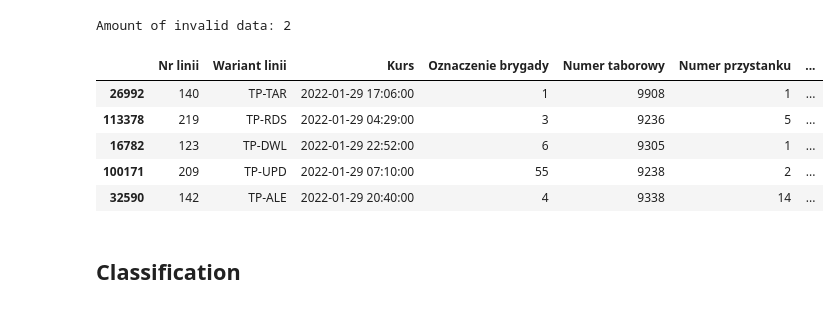
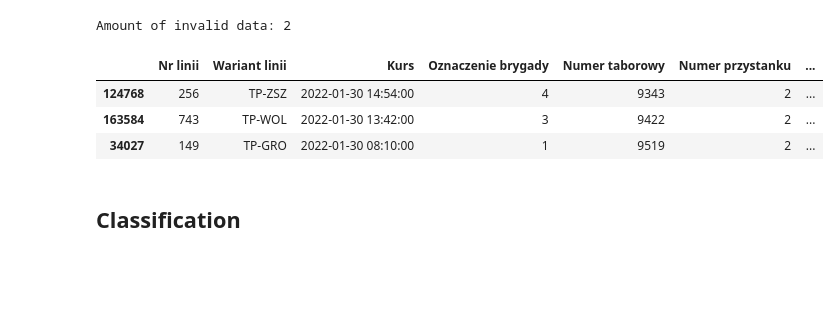
Before and after one commit to Walczi123/Projekt_Przetwarzanie_Danych, a Jupyter notebook: classification_and_regression_global.ipynb, the cells around one changed output. Cells and saved outputs as stored; diff of their text form; code cells hidden in the pictures; blank space fills up the shorter version.

```diff
--- a/classification_and_regression_global.ipynb
+++ b/classification_and_regression_global.ipynb
@@ -16,9 +16,0 @@ df = get_numeric_name(df, "Nazwa przystanku", drop=True)
-# %%
-df.sample(5)
-# %% [output]
-|  | Nr linii | Wariant linii | Kurs | Oznaczenie brygady | Numer taborowy | Numer przystanku | ... |
-| 26992 | 140 | TP-TAR | 2022-01-29 17:06:00 | 1 | 9908 | 1 | ... |
-| 113378 | 219 | TP-RDS | 2022-01-29 04:29:00 | 3 | 9236 | 5 | ... |
-| 16782 | 123 | TP-DWL | 2022-01-29 22:52:00 | 6 | 9305 | 1 | ... |
-| 100171 | 209 | TP-UPD | 2022-01-29 07:10:00 | 55 | 9238 | 2 | ... |
-| 32590 | 142 | TP-ALE | 2022-01-29 20:40:00 | 4 | 9338 | 14 | ... |
@@ -25,3 +22,10 @@ df.sample(5)
+# %%
+df.sample(3)
+# %% [output]
+|  | Nr linii | Wariant linii | Kurs | Oznaczenie brygady | Numer taborowy | Numer przystanku | ... |
+| 124768 | 256 | TP-ZSZ | 2022-01-30 14:54:00 | 4 | 9343 | 2 | ... |
+| 163584 | 743 | TP-WOL | 2022-01-30 13:42:00 | 3 | 9422 | 2 | ... |
+| 34027 | 149 | TP-GRO | 2022-01-30 08:10:00 | 1 | 9519 | 2 | ... |
 # %% [markdown]
 ## Classification
 # %%
```
Also changed, not shown: parts of 8 cells of this notebook, 1 other file.
